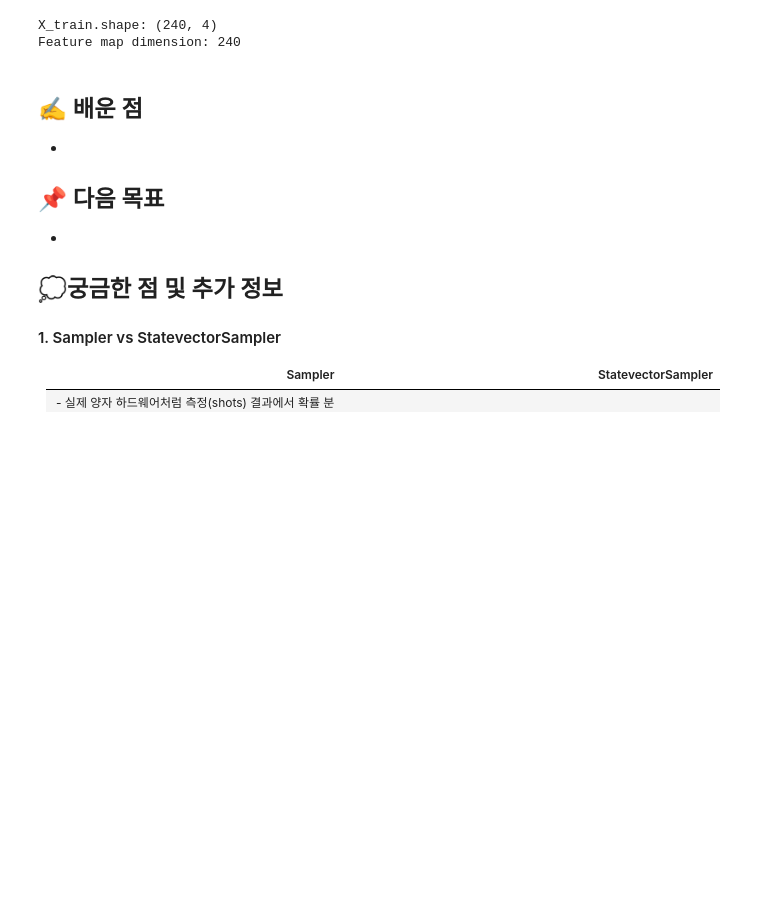
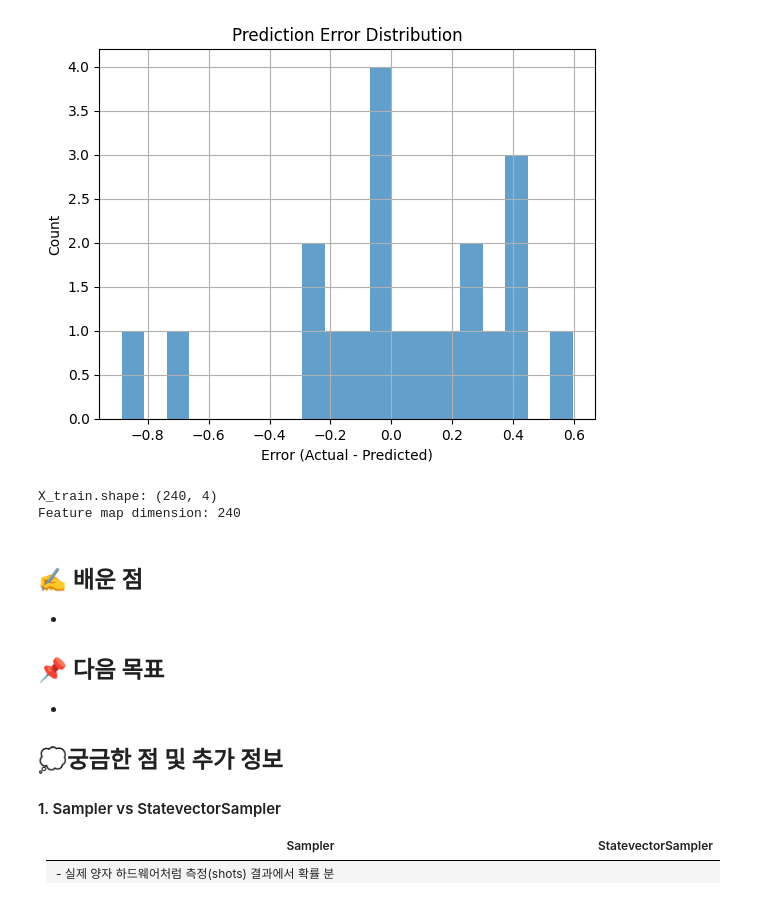
Before and after one commit to JiwonI788/AICE-, a Jupyter notebook: 7_qml-vqe.ipynb, the cells around one changed output. Cells and saved outputs as stored; diff of their text form; code cells hidden in the pictures; blank space fills up the shorter version.

```diff
--- a/7_qml-vqe.ipynb
+++ b/7_qml-vqe.ipynb
@@ -75,3 +97,13 @@ y_pred = qsvr.predict(X_test)
+# %%
+errors = y_test - y_pred
+plt.hist(errors, bins=20, alpha=0.7)
+plt.title("Prediction Error Distribution")
+plt.xlabel("Error (Actual - Predicted)")
+plt.ylabel("Count")
+plt.grid(True)
+plt.show()
+# %% [output]
+[figure, added]
 # %%
 print("X_train.shape:", X_train.shape)
 print("Feature map dimension:", feature_map.feature_dimension)
```
Also changed, not shown: parts of 4 cells of this notebook, 2 other files.
